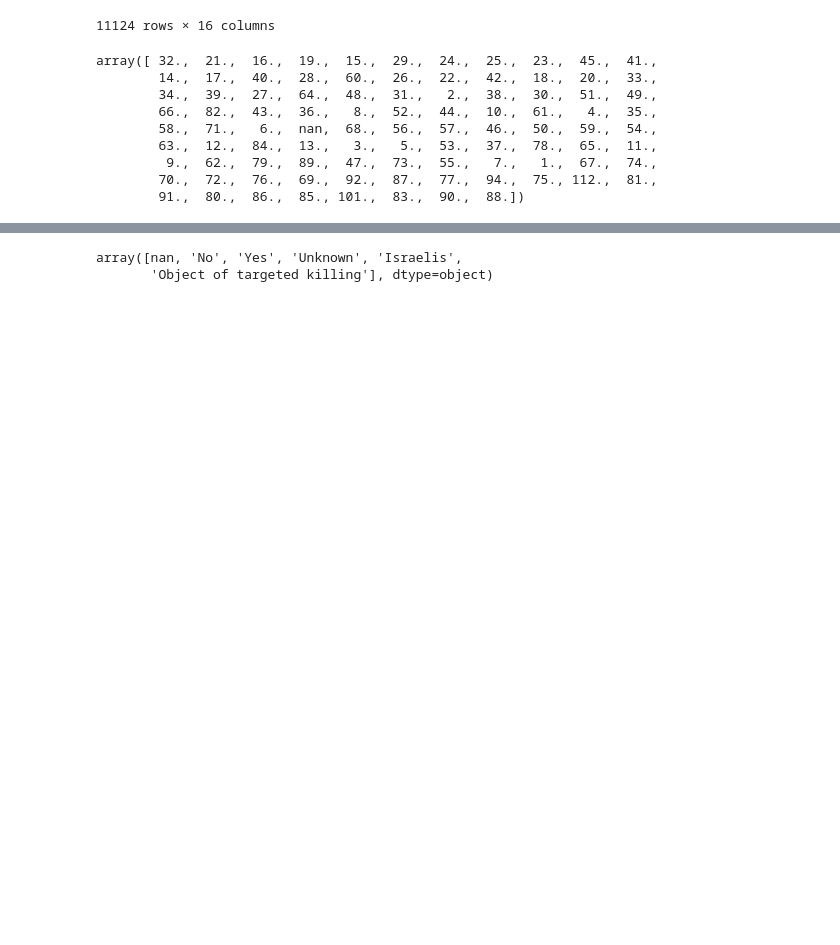
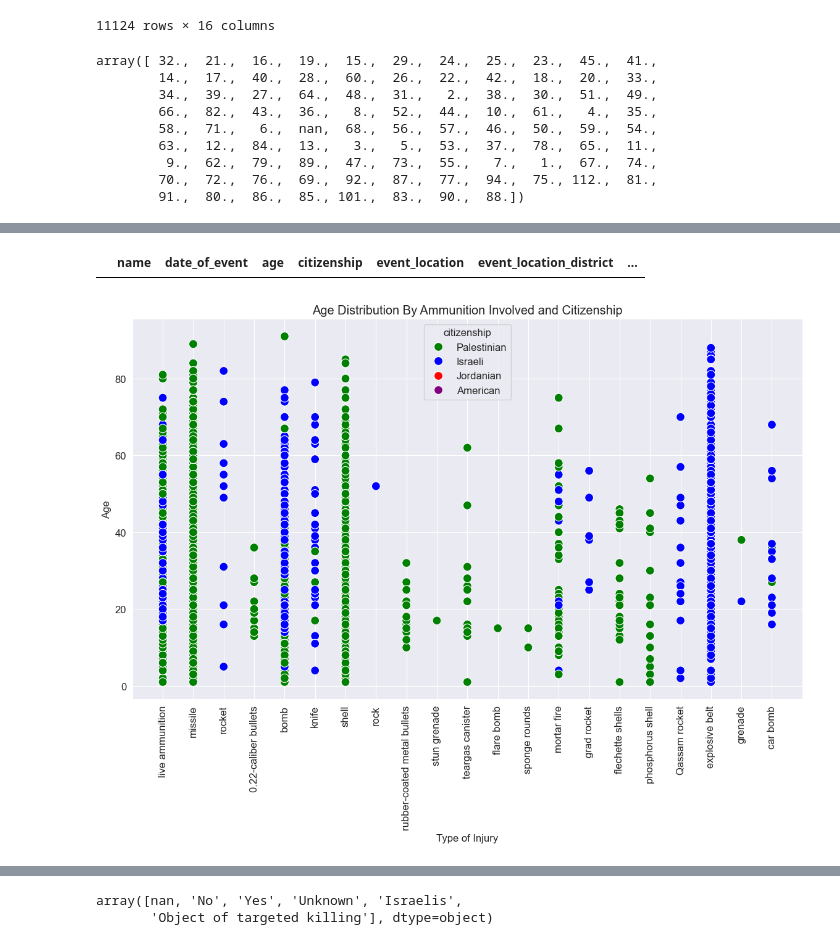
Before and after one commit to ThePowerfulProgrammer/Data-Analysis-Notebooks, a Jupyter notebook: EDA Israel-Palestine Conflict.ipynb, the cells around one changed output, grey strips where cells are left out. Drawn from its saved outputs; the diff is of its cells as text; code cells hidden in the pictures; blank space fills up the shorter version.

```diff
--- a/EDA Israel-Palestine Conflict.ipynb
+++ b/EDA Israel-Palestine Conflict.ipynb
@@ -256,0 +535,18 @@ sns.scatterplot(x=raw_df.type_of_injury,y=raw_df.age,hue=raw_df.citizenship,s=20
+# %%
+raw_df[ (raw_df.age < 13) & (raw_df.took_part_in_the_hostilities == "Yes") ] # No argument can be made that children are participants in the conflict
+# %% [output]
+|  | name | date_of_event | age | citizenship | event_location | event_location_district | ... |
+# %%
+# I want to create a plot where the x-axis is the ammunition used , y-axis is the age of the victim, and a legend
+# with which we can use to differentiate the data via the victim's citizenship
+
+
+plt.figure(figsize=(14,8)) # set the graph size
+plt.xticks(rotation=90) # rotate the x-labels
+plt.title("Age Distribution By Ammunition Involved and Citizenship")
+plt.xlabel("Type of Injury")
+plt.ylabel("Age")
+palette_colors = {"Palestinian": "green", "Israeli": "blue", "Jordanian": "red", "American": "purple"}
+sns.scatterplot(x=raw_df.ammunition, y=raw_df.age, hue=raw_df.citizenship, s=100, palette=palette_colors);
+# %% [output]
+[figure, added]
```
Also changed, not shown: parts of 41 cells of this notebook, 2 other files.
